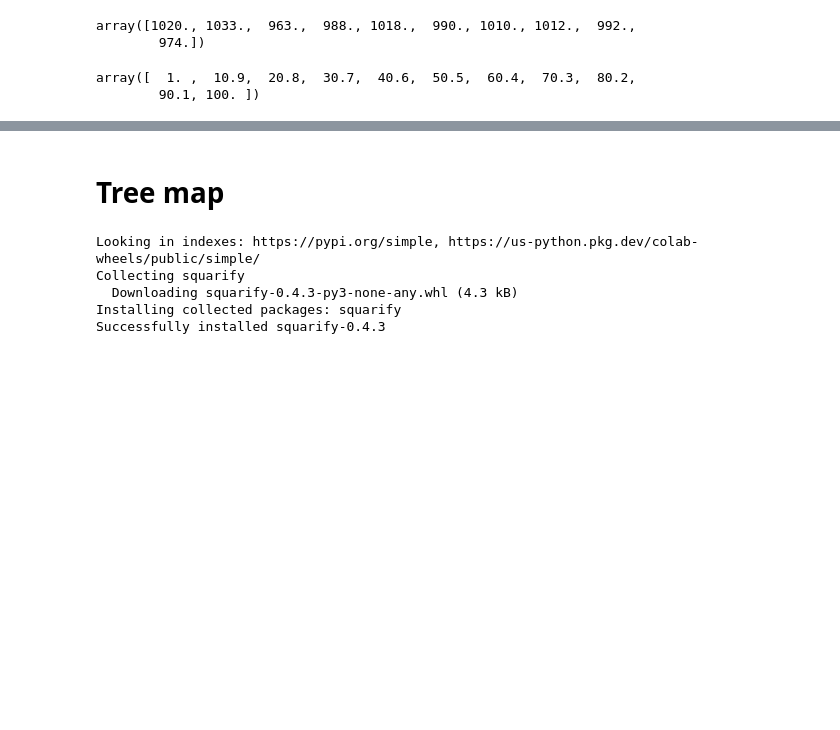
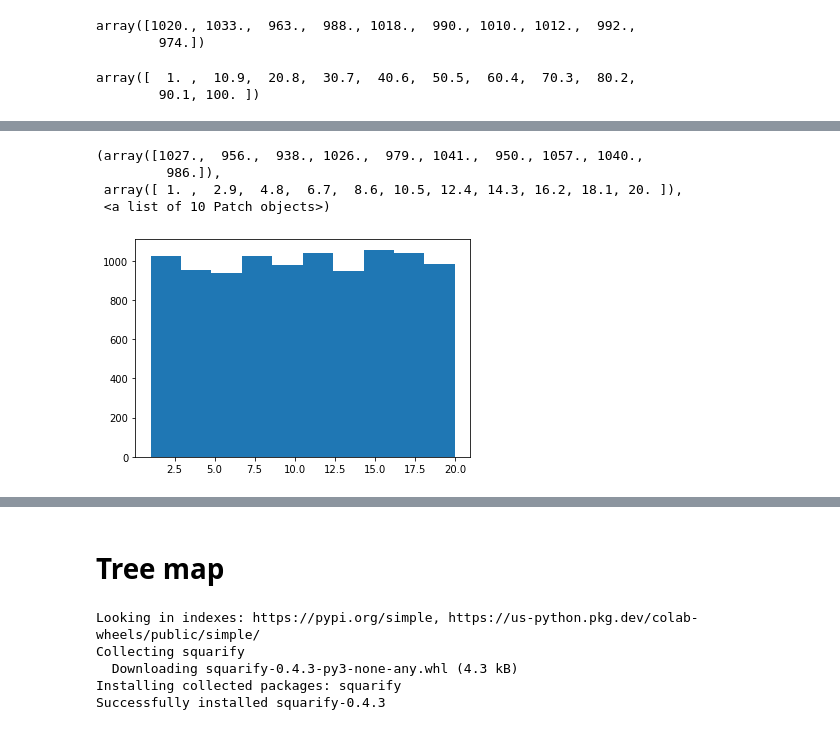
Before and after one commit to nxxk23/BasicProg_DataViz65, a Jupyter notebook: DataViz04_Data_Comparison.ipynb, the cells around one changed output, grey strips where cells are left out. Drawn from its saved outputs; the diff is of its cells as text; code cells hidden in the pictures; blank space fills up the shorter version.

```diff
--- a/DataViz04_Data_Comparison.ipynb
+++ b/DataViz04_Data_Comparison.ipynb
@@ -387,0 +413,8 @@ array([  1. ,  10.9,  20.8,  30.7,  40.6,  50.5,  60.4,  70.3,  80.2,
+# %%
+plt.hist(X2)
+# %% [output]
+(array([1027.,  956.,  938., 1026.,  979., 1041.,  950., 1057., 1040.,
+         986.]),
+ array([ 1. ,  2.9,  4.8,  6.7,  8.6, 10.5, 12.4, 14.3, 16.2, 18.1, 20. ]),
+ <a list of 10 Patch objects>)
+[figure, added]
```
Also changed, not shown: parts of 20 cells of this notebook.
